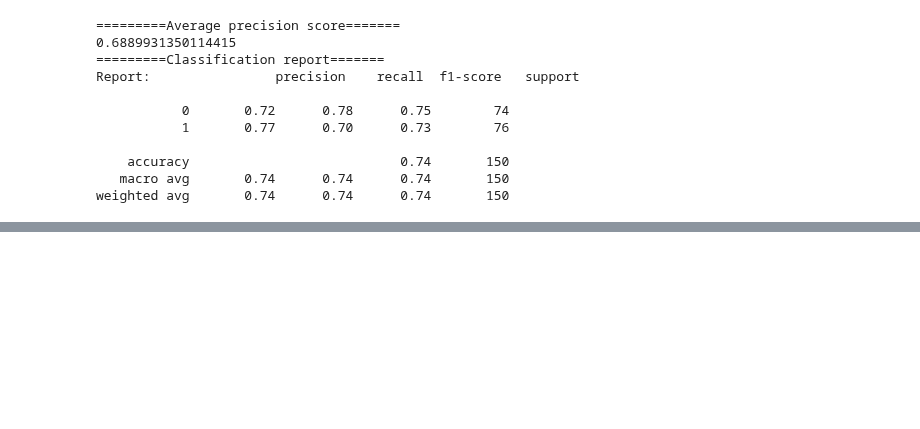
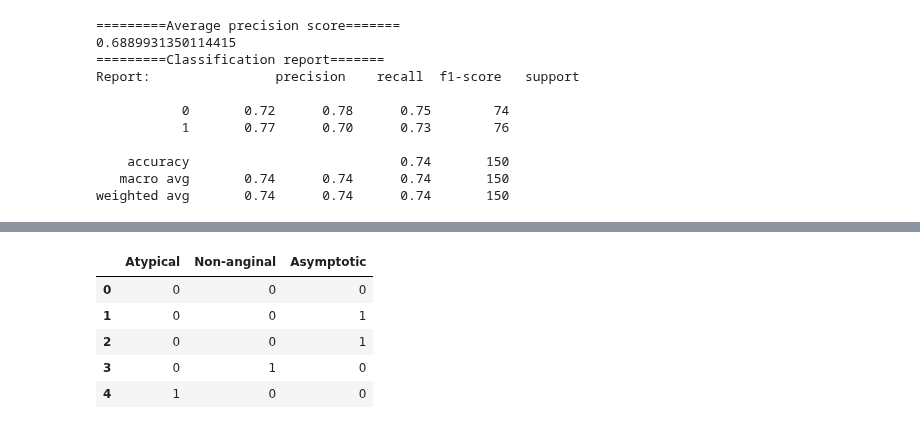
Before and after one commit to rrwabina/RADI608, a Jupyter notebook: Python Lectures/03 Logistic Regression/src/3 Logistic Regression.ipynb, the cells around one changed output, grey strips where cells are left out. Saved outputs shown, nothing was run; the diff lists cells and outputs as text; code cells hidden in the pictures; blank space fills up the shorter version.

```diff
--- a/Python Lectures/3 Logistic Regression.ipynb
+++ b/Python Lectures/03 Logistic Regression/src/3 Logistic Regression.ipynb
@@ -288,0 +322,12 @@ y = df['label'].to_numpy().reshape(-1, 1)
+# %%
+cp = pd.get_dummies(df['cp'])
+cp = cp.rename(columns = {1.0: 'Typical', 2.0: 'Atypical', 3.0: 'Non-anginal', 4.0: 'Asymptotic'})
+cp = cp.drop('Typical', axis = 1)
+cp.head()
+# %% [output]
+|  | Atypical | Non-anginal | Asymptotic |
+| 0 | 0 | 0 | 0 |
+| 1 | 0 | 0 | 1 |
+| 2 | 0 | 0 | 1 |
+| 3 | 0 | 1 | 0 |
+| 4 | 1 | 0 | 0 |
```
Also changed, not shown: parts of 11 cells of this notebook, 7 other files.
